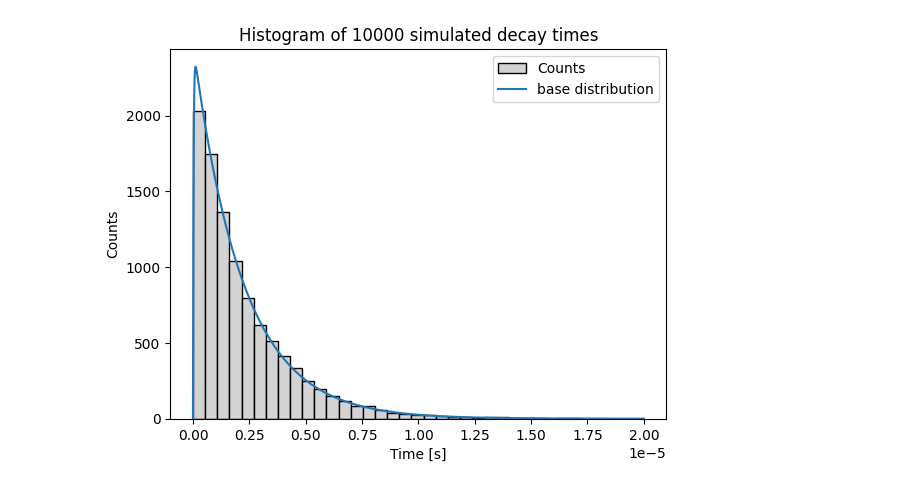
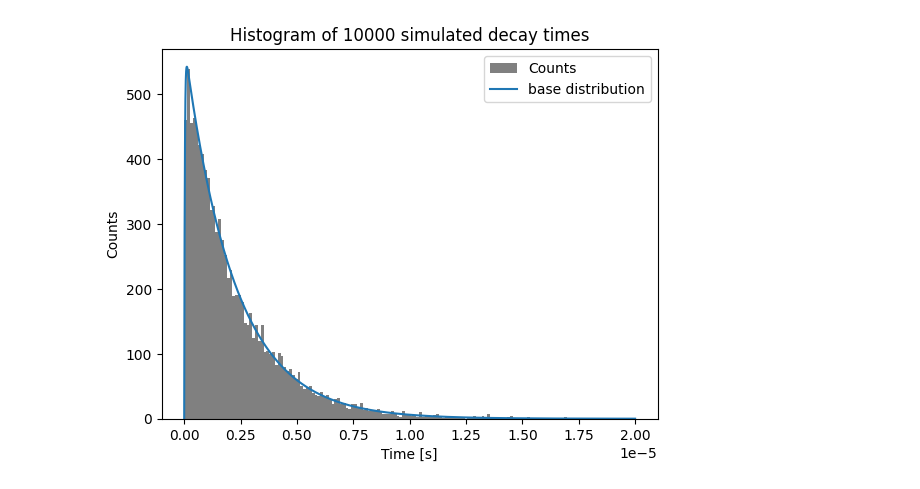
Before and after one commit to kingspoof/PHY241, a Jupyter notebook: Code/test_estimators.ipynb, the cells around one changed output. Saved outputs shown, nothing was run; the diff lists cells and outputs as text; code cells hidden in the pictures.

```diff
--- a/Code/test_estimators.ipynb
+++ b/Code/test_estimators.ipynb
@@ -25,19 +25,19 @@ t_computed_values = N(t_space, n)
 simulated_decay_points = simulate_decay_times(n, t_bounds[1])
 # %%
 # create the histogram
-counts, bins = np.histogram(simulated_decay_points[:, 0] , bins=35, density=False)
+counts, bins = np.histogram(simulated_decay_points[:, 0] , bins=150, density=False)
 bin_width = bins[1]-bins[0]
-plt.hist(bins[:-1], bins, weights=counts, color='lightgray', edgecolor='black', label='Counts')
+plt.hist(bins[:-1], bins, weights=counts, color='gray', label='Counts')
 plt.plot(t_space, t_computed_values*bin_width, label='base distribution')
 plt.xlabel('Time [s]')
 plt.ylabel('Counts')
 plt.title(f'Histogram of {n} simulated decay times')
 plt.legend()
-plt.savefig('../Documentation/images/simulated_decay_histogram.pdf')
+plt.savefig('../Documentation/images/simulated_decay_histogram_150bins.pdf')
 plt.show()
 plt.close()
 # %% [output]
-[figure, old version]
+[figure, new version]
 # %%
 # muon_estimate, pion_estimate, muon_uncertainty, pion_uncertainty = binned_maximum_likelihood_fit(counts, bins)
 # print("Muon estimate: ", muon_estimate)
```
Also changed, not shown: parts of 7 cells of this notebook, 5 other files.
